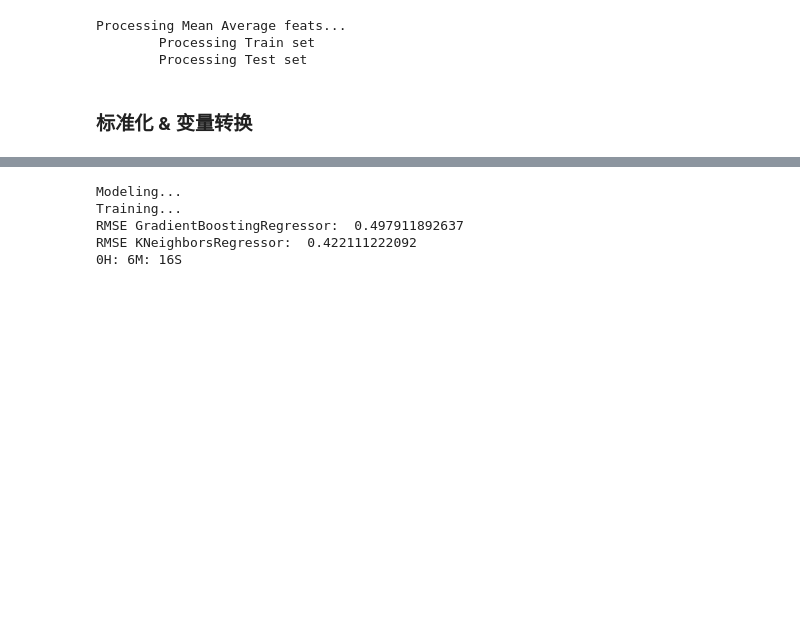
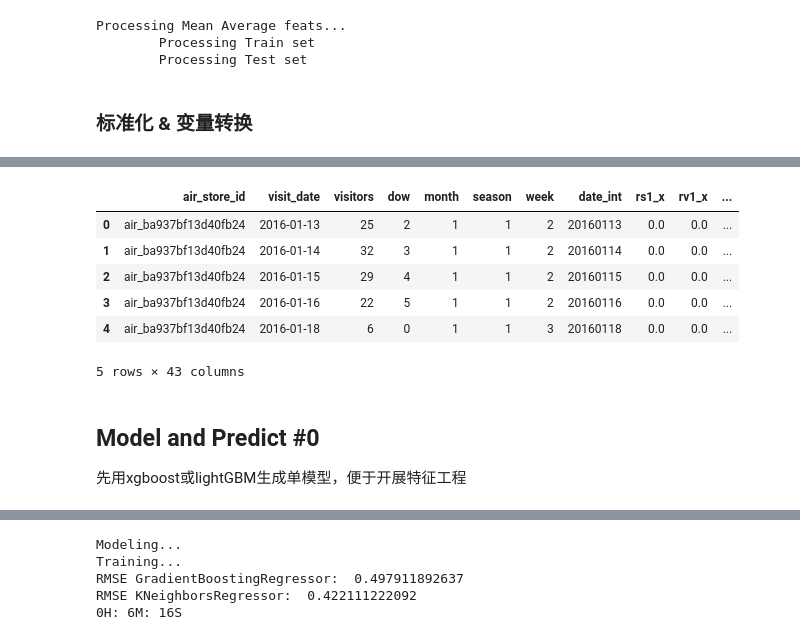
Before and after one commit to shenc3/kaggle_note, a Jupyter notebook: Recruit Restaurant Visitor Forecasting/Predict.ipynb, the cells around one changed output, grey strips where cells are left out. Saved outputs shown, nothing was run; the diff lists cells and outputs as text; code cells hidden in the pictures; blank space fills up the shorter version.

```diff
--- a/Recruit Restaurant Visitor Forecasting/Predict.ipynb
+++ b/Recruit Restaurant Visitor Forecasting/Predict.ipynb
@@ -64,11 +86,14 @@ Init.
 # %%
+# part2
 # 为df加上时间标记: dow, month, year, date
 def time_feats(df, dt_col='visit_date'):
     df[dt_col] = pd.to_datetime(df[dt_col])
+    df.loc[:, 'year'] = df[dt_col].dt.year
     df.loc[:, 'dow'] = df[dt_col].dt.dayofweek
     df.loc[:, 'month'] = df[dt_col].dt.month
     df.loc[:, 'season'] = df[dt_col].dt.quarter
     df.loc[:, 'week'] = df[dt_col].dt.weekofyear
+    df.loc[:, 'doy'] = df[dt_col].dt.dayofyear
     df.loc[:, 'date_int'] = df[dt_col].apply(lambda x: x.strftime('%Y%m%d')).astype(int)
     return df
 
@@ -324,0 +365,14 @@ pass
+# %%
+train.head()
+# %% [output]
+|  | air_store_id | visit_date | visitors | dow | month | season | week | date_int | rs1_x | rv1_x | ... |
+| 0 | air_ba937bf13d40fb24 | 2016-01-13 | 25 | 2 | 1 | 1 | 2 | 20160113 | 0.0 | 0.0 | ... |
+| 1 | air_ba937bf13d40fb24 | 2016-01-14 | 32 | 3 | 1 | 1 | 2 | 20160114 | 0.0 | 0.0 | ... |
+| 2 | air_ba937bf13d40fb24 | 2016-01-15 | 29 | 4 | 1 | 1 | 2 | 20160115 | 0.0 | 0.0 | ... |
+| 3 | air_ba937bf13d40fb24 | 2016-01-16 | 22 | 5 | 1 | 1 | 2 | 20160116 | 0.0 | 0.0 | ... |
+| 4 | air_ba937bf13d40fb24 | 2016-01-18 | 6 | 0 | 1 | 1 | 3 | 20160118 | 0.0 | 0.0 | ... |
+5 rows × 43 columns
+# %% [markdown]
+## Model and Predict #0
+
+先用xgboost或lightGBM生成单模型，便于开展特征工程
```
Also changed, not shown: parts of 23 cells of this notebook, 1 other file.
